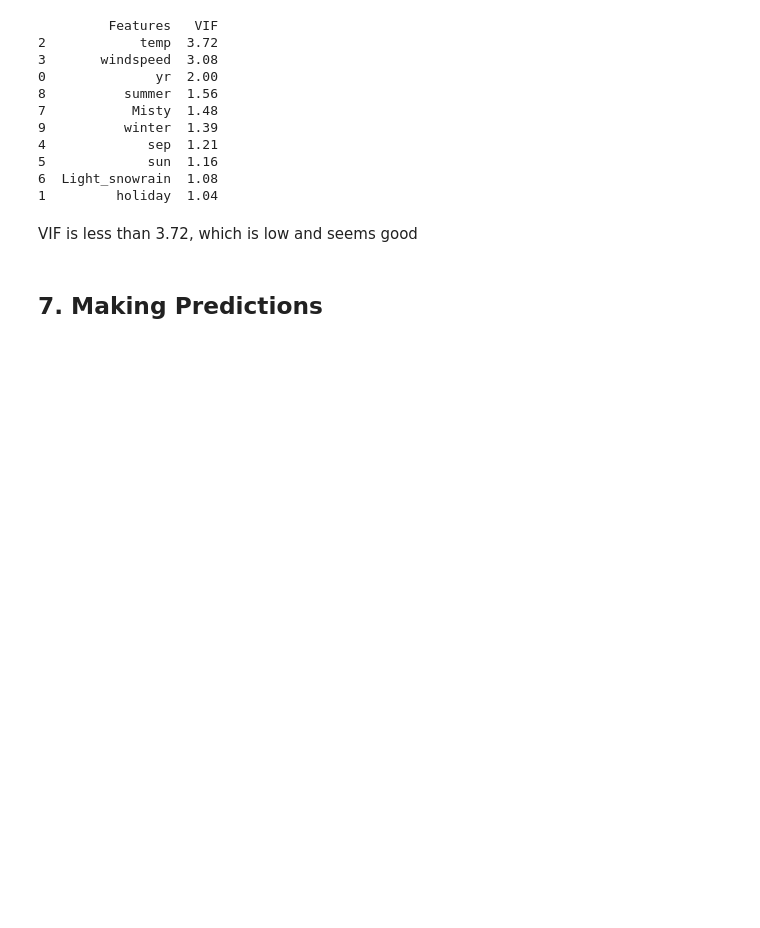
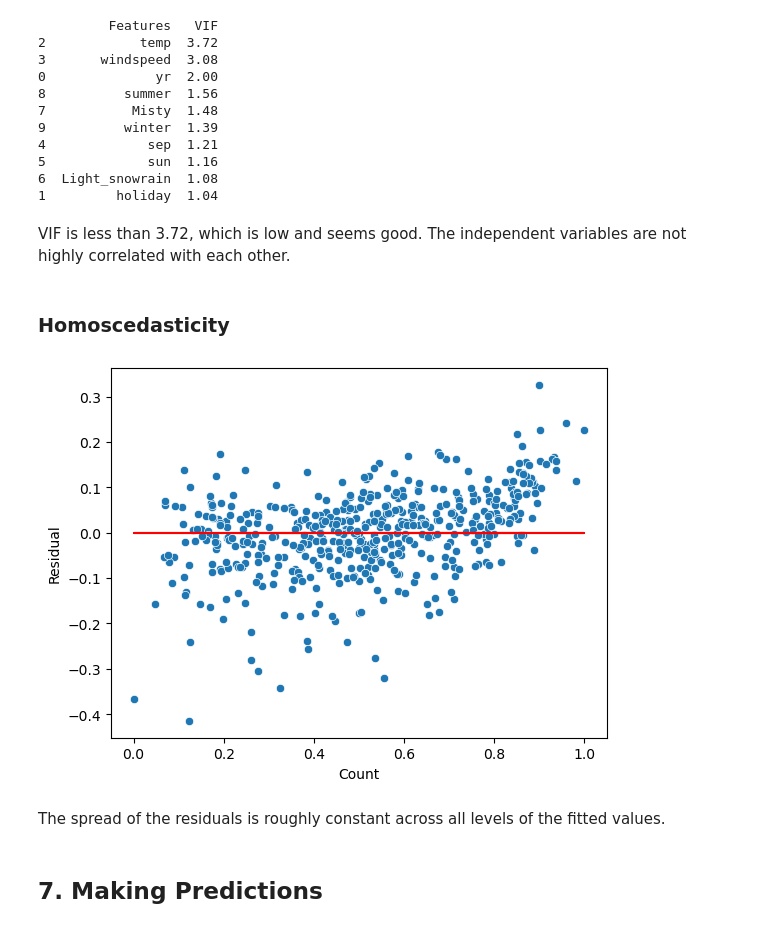
Before and after one commit to tushar091/bike_sharing, a Jupyter notebook: bike_sharing.ipynb, the cells around one changed output. Drawn from its saved outputs; the diff is of its cells as text; code cells hidden in the pictures; blank space fills up the shorter version.

```diff
--- a/bike_sharing.ipynb
+++ b/bike_sharing.ipynb
@@ -554,7 +556,23 @@ print(vif_features)
 6  Light_snowrain  1.08
 1         holiday  1.04
 # %% [markdown]
-VIF is less than 3.72, which is low and seems good
+VIF is less than 3.72, which is low and seems good. The independent variables are not highly correlated with each other.
+# %% [markdown]
+### Homoscedasticity
+# %%
+# Assumption: The residuals have constant variance (homoscedasticity).
+
+y_train_pred = regression_model_6.predict(X_train_lm_6)
+residual = y_train - y_train_pred
+sns.scatterplot(x = y_train,y = residual)
+plt.plot(y_train,(y_train - y_train), '-r')
+plt.xlabel('Count')
+plt.ylabel('Residual')
+plt.show()
+# %% [output]
+[figure, added]
+# %% [markdown]
+The spread of the residuals is roughly constant across all levels of the fitted values.
 # %% [markdown]
 ## 7. Making Predictions
 # %%
```
Also changed, not shown: parts of 1 cell of this notebook.
